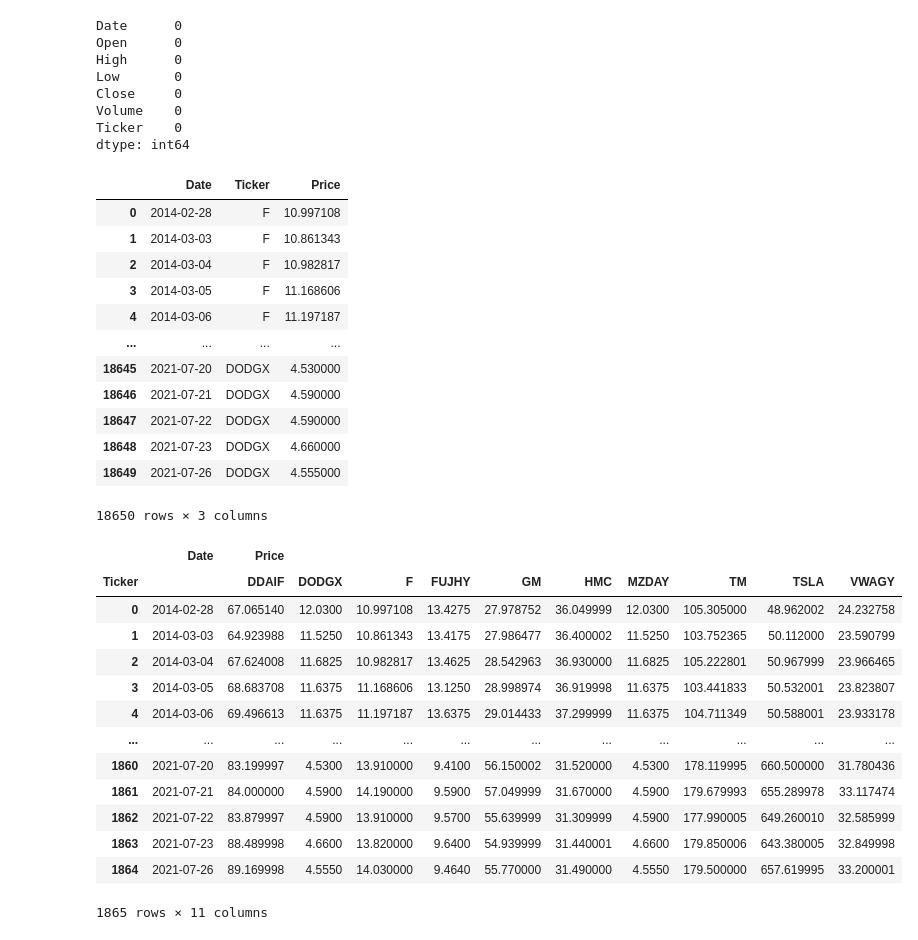
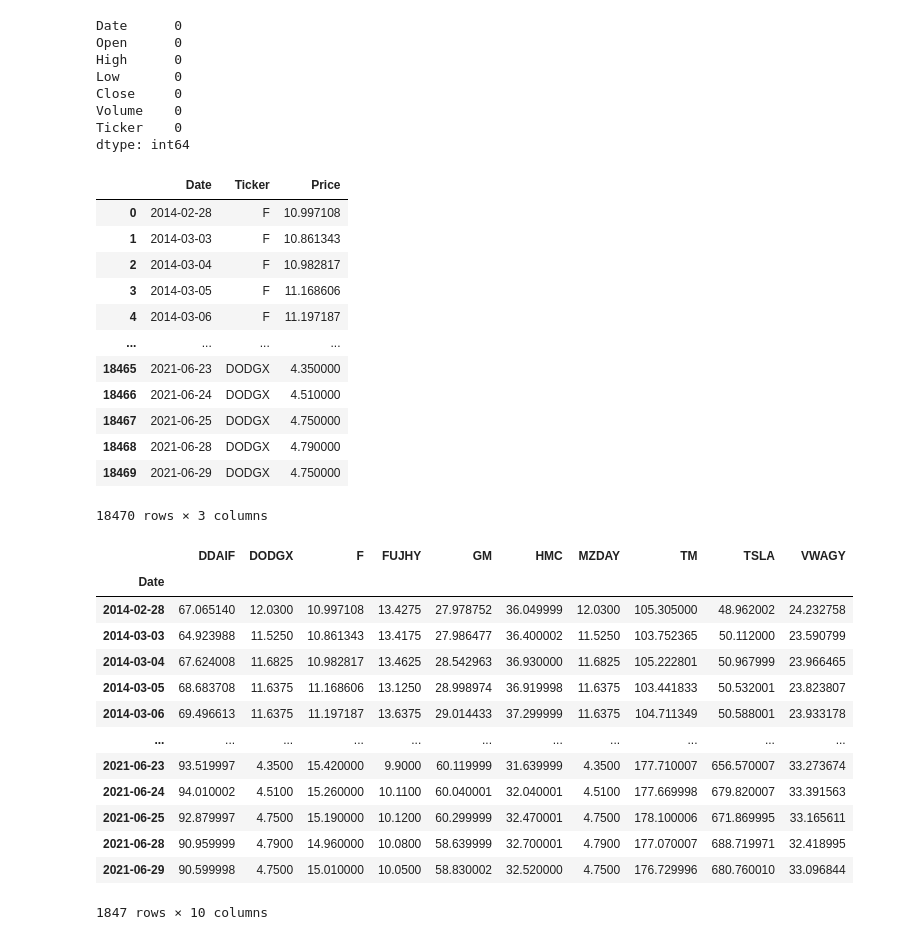
Before and after one commit to MartaWoodkowski/Project-1, a Jupyter notebook: carstockprice.ipynb, the cells around one changed output. Saved outputs shown, nothing was run; the diff lists cells and outputs as text; code cells hidden in the pictures.

```diff
--- a/carstockprice.ipynb
+++ b/carstockprice.ipynb
@@ -14,16 +14,16 @@ FUJHY = yf.Ticker("FUJHY")
 MZDAY = yf.Ticker("MZDAY")
 DODGX = yf.Ticker("DODGX")
 # %%
-tsla_historical = TSLA.history(start="2014-02-28", end="2021-07-28", interval="1d")
-tm_historical = TM.history(start="2014-02-28", end="2021-07-28", interval="1d")
-f_historical = F.history(start="2014-02-28", end="2021-07-28", interval="1d")
-gm_historical = GM.history(start="2014-02-28", end="2021-07-28", interval="1d")
-hmc_historical = HMC.history(start="2014-02-28", end="2021-07-28", interval="1d")
-ddaif_historical = DDAIF.history(start="2014-02-28", end="2021-07-28", interval="1d")
-vwagy_historical = VWAGY.history(start="2014-02-28", end="2021-07-28", interval="1d")
-fujhy_historical = FUJHY.history(start="2014-02-28", end="2021-07-28", interval="1d")
-mzday_historical = MZDAY.history(start="2014-02-28", end="2021-07-28", interval="1d")
-dodgx_historical = MZDAY.history(start="2014-02-28", end="2021-07-28", interval="1d")
+tsla_historical = TSLA.history(start="2014-02-28", end="2021-06-30", interval="1d")
+tm_historical = TM.history(start="2014-02-28", end="2021-06-30", interval="1d")
+f_historical = F.history(start="2014-02-28", end="2021-06-30", interval="1d")
+gm_historical = GM.history(start="2014-02-28", end="2021-06-30", interval="1d")
+hmc_historical = HMC.history(start="2014-02-28", end="2021-06-30", interval="1d")
+ddaif_historical = DDAIF.history(start="2014-02-28", end="2021-06-30", interval="1d")
+vwagy_historical = VWAGY.history(start="2014-02-28", end="2021-06-30", interval="1d")
+fujhy_historical = FUJHY.history(start="2014-02-28", end="2021-06-30", interval="1d")
+mzday_historical = MZDAY.history(start="2014-02-28", end="2021-06-30", interval="1d")
+dodgx_historical = MZDAY.history(start="2014-02-28", end="2021-06-30", interval="1d")
 # %%
 tsla_historical
 # %% [output]
@@ -131,30 +131,29 @@ New_df
 | 3 | 2014-03-05 | F | 11.168606 |
 | 4 | 2014-03-06 | F | 11.197187 |
 | ... | ... | ... | ... |
-| 18645 | 2021-07-20 | DODGX | 4.530000 |
-| 18646 | 2021-07-21 | DODGX | 4.590000 |
-| 18647 | 2021-07-22 | DODGX | 4.590000 |
-| 18648 | 2021-07-23 | DODGX | 4.660000 |
-| 18649 | 2021-07-26 | DODGX | 4.555000 |
+| 18465 | 2021-06-23 | DODGX | 4.350000 |
+| 18466 | 2021-06-24 | DODGX | 4.510000 |
+| 18467 | 2021-06-25 | DODGX | 4.750000 |
+| 18468 | 2021-06-28 | DODGX | 4.790000 |
+| 18469 | 2021-06-29 | DODGX | 4.750000 |
-18650 rows × 3 columns
+18470 rows × 3 columns
 # %%
 New_df1 = New_df.pivot_table(index=['Date'], columns='Ticker', values=['Price'])
 # flatten columns multi-index, `date` will become the dataframe index
-New_df1.columns.name = " "
-# New_df1
-New_df1.reset_index()
+New_df1.columns = [col[1] for col in New_df1.columns.values]
+New_df1
 # %% [output]
-|  | Date | Price |  |  |  |  |  |  |  |  |  |
-| Ticker |  | DDAIF | DODGX | F | FUJHY | GM | HMC | MZDAY | TM | TSLA | VWAGY |
-| 0 | 2014-02-28 | 67.065140 | 12.0300 | 10.997108 | 13.4275 | 27.978752 | 36.049999 | 12.0300 | 105.305000 | 48.962002 | 24.232758 |
-| 1 | 2014-03-03 | 64.923988 | 11.5250 | 10.861343 | 13.4175 | 27.986477 | 36.400002 | 11.5250 | 103.752365 | 50.112000 | 23.590799 |
-| 2 | 2014-03-04 | 67.624008 | 11.6825 | 10.982817 | 13.4625 | 28.542963 | 36.930000 | 11.6825 | 105.222801 | 50.967999 | 23.966465 |
-| 3 | 2014-03-05 | 68.683708 | 11.6375 | 11.168606 | 13.1250 | 28.998974 | 36.919998 | 11.6375 | 103.441833 | 50.532001 | 23.823807 |
-| 4 | 2014-03-06 | 69.496613 | 11.6375 | 11.197187 | 13.6375 | 29.014433 | 37.299999 | 11.6375 | 104.711349 | 50.588001 | 23.933178 |
-| ... | ... | ... | ... | ... | ... | ... | ... | ... | ... | ... | ... |
-| 1860 | 2021-07-20 | 83.199997 | 4.5300 | 13.910000 | 9.4100 | 56.150002 | 31.520000 | 4.5300 | 178.119995 | 660.500000 | 31.780436 |
-| 1861 | 2021-07-21 | 84.000000 | 4.5900 | 14.190000 | 9.5900 | 57.049999 | 31.670000 | 4.5900 | 179.679993 | 655.289978 | 33.117474 |
-| 1862 | 2021-07-22 | 83.879997 | 4.5900 | 13.910000 | 9.5700 | 55.639999 | 31.309999 | 4.5900 | 177.990005 | 649.260010 | 32.585999 |
-| 1863 | 2021-07-23 | 88.489998 | 4.6600 | 13.820000 | 9.6400 | 54.939999 | 31.440001 | 4.6600 | 179.850006 | 643.380005 | 32.849998 |
-| 1864 | 2021-07-26 | 89.169998 | 4.5550 | 14.030000 | 9.4640 | 55.770000 | 31.490000 | 4.5550 | 179.500000 | 657.619995 | 33.200001 |
+|  | DDAIF | DODGX | F | FUJHY | GM | HMC | MZDAY | TM | TSLA | VWAGY |
+| Date |  |  |  |  |  |  |  |  |  |  |
+| 2014-02-28 | 67.065140 | 12.0300 | 10.997108 | 13.4275 | 27.978752 | 36.049999 | 12.0300 | 105.305000 | 48.962002 | 24.232758 |
+| 2014-03-03 | 64.923988 | 11.5250 | 10.861343 | 13.4175 | 27.986477 | 36.400002 | 11.5250 | 103.752365 | 50.112000 | 23.590799 |
+| 2014-03-04 | 67.624008 | 11.6825 | 10.982817 | 13.4625 | 28.542963 | 36.930000 | 11.6825 | 105.222801 | 50.967999 | 23.966465 |
+| 2014-03-05 | 68.683708 | 11.6375 | 11.168606 | 13.1250 | 28.998974 | 36.919998 | 11.6375 | 103.441833 | 50.532001 | 23.823807 |
+| 2014-03-06 | 69.496613 | 11.6375 | 11.197187 | 13.6375 | 29.014433 | 37.299999 | 11.6375 | 104.711349 | 50.588001 | 23.933178 |
+| ... | ... | ... | ... | ... | ... | ... | ... | ... | ... | ... |
+| 2021-06-23 | 93.519997 | 4.3500 | 15.420000 | 9.9000 | 60.119999 | 31.639999 | 4.3500 | 177.710007 | 656.570007 | 33.273674 |
+| 2021-06-24 | 94.010002 | 4.5100 | 15.260000 | 10.1100 | 60.040001 | 32.040001 | 4.5100 | 177.669998 | 679.820007 | 33.391563 |
+| 2021-06-25 | 92.879997 | 4.7500 | 15.190000 | 10.1200 | 60.299999 | 32.470001 | 4.7500 | 178.100006 | 671.869995 | 33.165611 |
+| 2021-06-28 | 90.959999 | 4.7900 | 14.960000 | 10.0800 | 58.639999 | 32.700001 | 4.7900 | 177.070007 | 688.719971 | 32.418995 |
+| 2021-06-29 | 90.599998 | 4.7500 | 15.010000 | 10.0500 | 58.830002 | 32.520000 | 4.7500 | 176.729996 | 680.760010 | 33.096844 |
-1865 rows × 11 columns
+1847 rows × 10 columns
```
Also changed, not shown: parts of 4 cells of this notebook.
